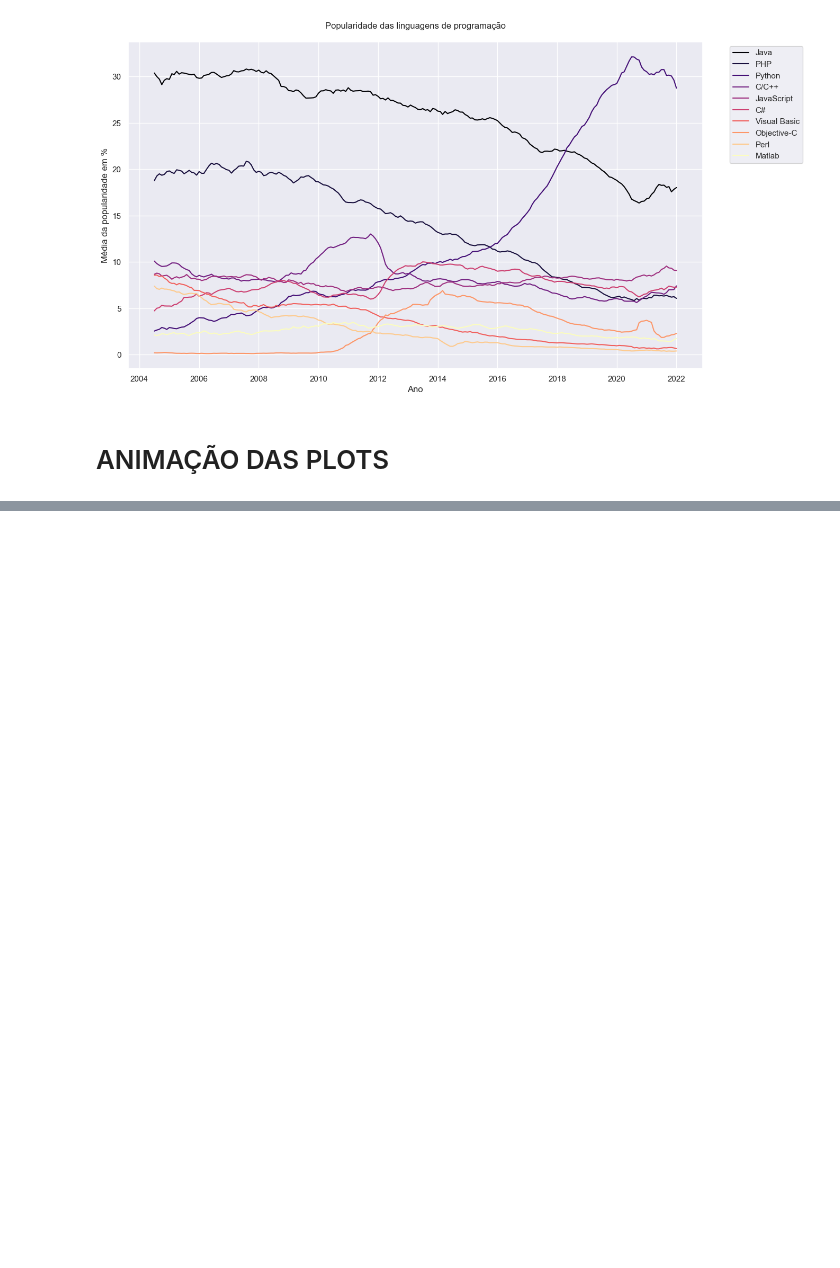
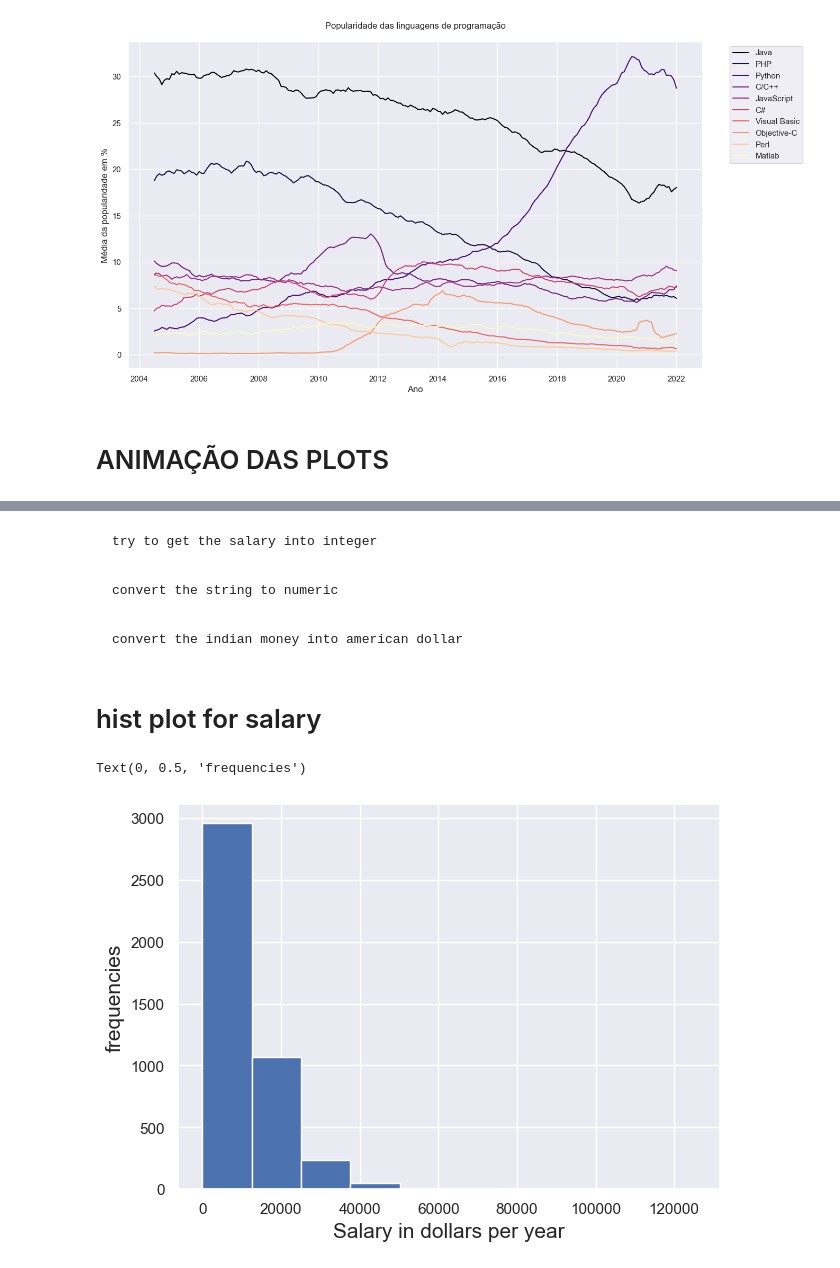
Before and after one commit to Doug0611/ATIVIDADE_DE_BIG_DATA_PYTHON, a Jupyter notebook: data_analysis.ipynb, the cells around one changed output, grey strips where cells are left out. Drawn from its saved outputs; the diff is of its cells as text; code cells hidden in the pictures; blank space fills up the shorter version.

````diff
--- a/data_analysis.ipynb
+++ b/data_analysis.ipynb
@@ -164,0 +213,4 @@ plt.close()
+# %% [markdown]
+```
+try to get the salary into integer
+```
@@ -164,0 +219,29 @@ plt.close()
+# %%
+data.Salary = data.Salary.apply(lambda x : ''.join(x.split(',')))
+# %%
+data = data.drop([2278] , axis = 0)
+# %% [markdown]
+```
+convert the string to numeric
+```
+# %%
+
+data.Salary = pd.to_numeric(data['Salary'])
+# %% [markdown]
+```
+convert the indian money into american dollar
+```
+# %%
+
+data.Salary = data.Salary * 0.01311
+# %% [markdown]
+# hist plot for salary
+# %%
+plt.figure(figsize = (7,5))
+plt.hist(data.Salary)
+
+plt.xlabel('Salary in dollars per year' , size = 15)
+plt.ylabel('frequencies' , size = 15)
+# %% [output]
+Text(0, 0.5, 'frequencies')
+[figure, added]
````
Also changed, not shown: parts of 23 cells of this notebook, 35 other files.
